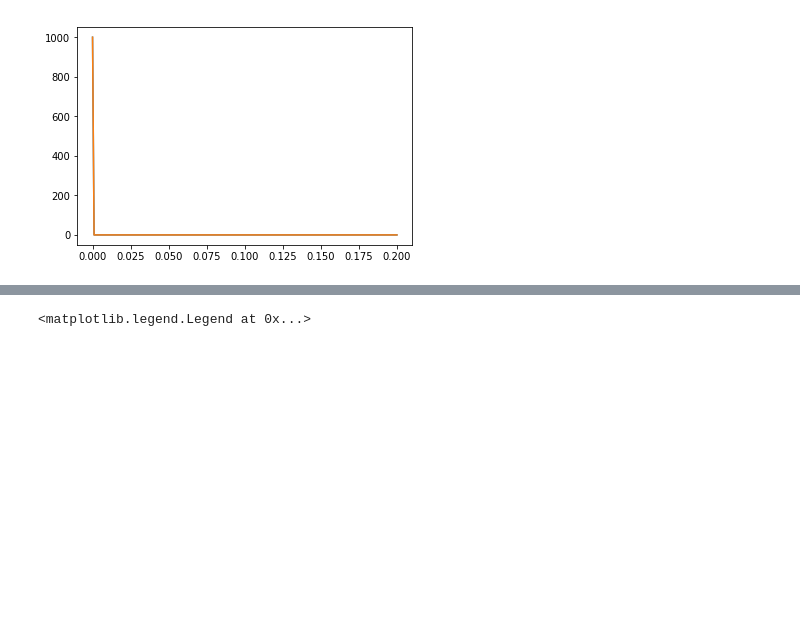
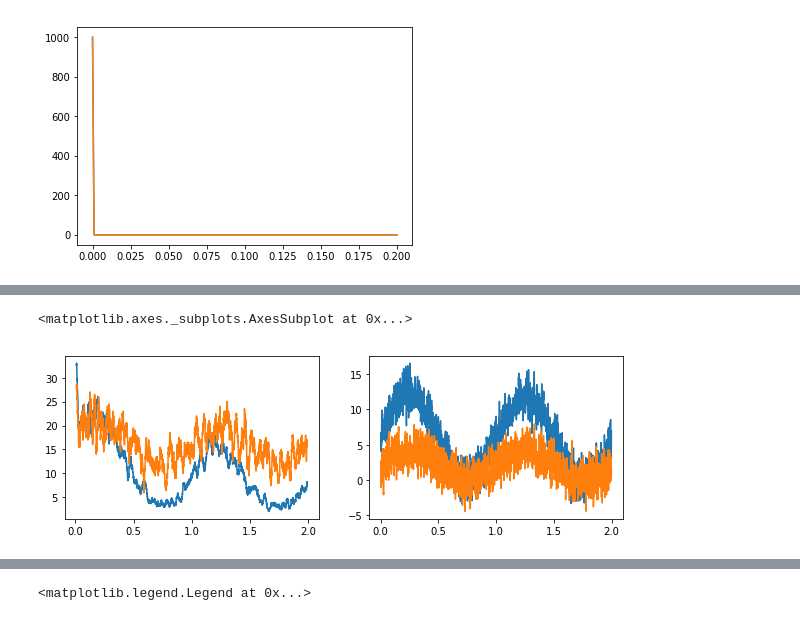
Before and after one commit to mackelab/mesoGIF, a Jupyter notebook: Finite-size GIF testing.ipynb, the cells around one changed output, grey strips where cells are left out. Cells and saved outputs as stored; diff of their text form; code cells hidden in the pictures; blank space fills up the shorter version.

```diff
--- a/Finite-size GIF testing.ipynb
+++ b/Finite-size GIF testing.ipynb
@@ -229,0 +128,18 @@ mfmodel.θ2.memory_time
+# %%
+plt.figure(figsize=(10,3))
+
+plt.subplot(1,2,1)
+spikeAhist = Series(spikemodel.s, name='A (spikes)', shape=(2,))
+summedspikes = np.concatenate(
+    [ data.tocsr()[spikemodel.s.t0idx: spikemodel.s.t0idx + len(spikemodel.s), pop_slice].sum(axis=1).A
+      for pop_slice in spikemodel.s.pop_slices ],
+    axis=1)
+spikeAhist.set(summedspikes / (spikemodel.params.N * spikemodel.s.dt))
+spikeAhist.lock()
+anlz.plot(anlz.smooth(spikeAhist, 100))
+
+plt.subplot(1,2,2)
+anlz.plot(anlz.smooth(spikemodel.I_ext, 10))
+# %% [output]
+<matplotlib.axes._subplots.AxesSubplot at 0x...>
+[figure, added]
```
Also changed, not shown: parts of 76 cells of this notebook, 3 other files.
